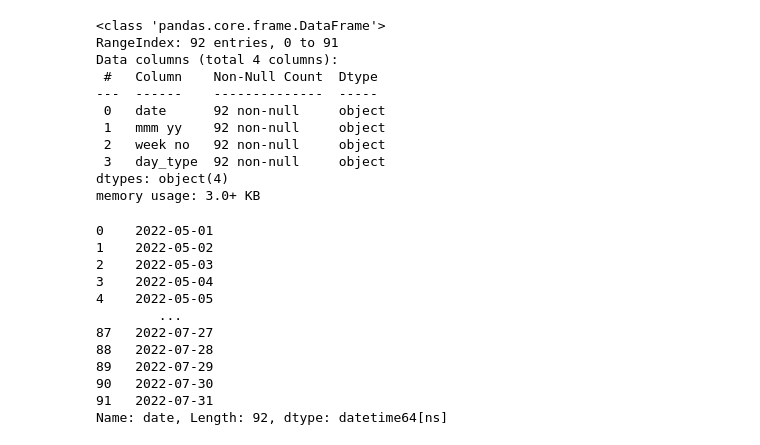
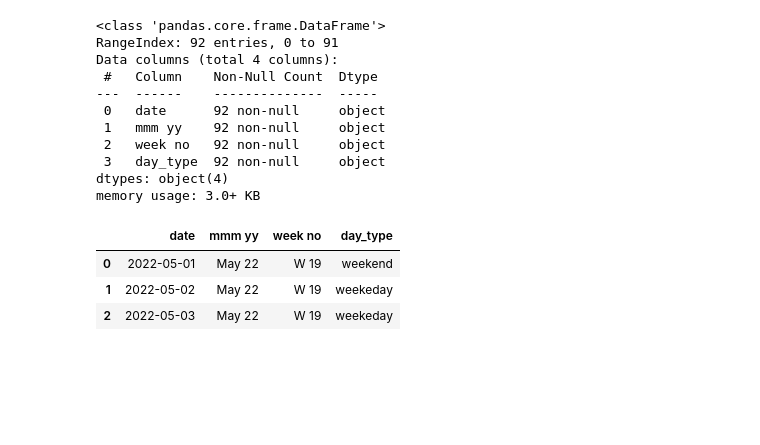
Before and after one commit to zzgirirohit001-tech/Hospitality-Analysis, a Jupyter notebook: Untitled1.ipynb, the cells around one changed output. Drawn from its saved outputs; the diff is of its cells as text; code cells hidden in the pictures; blank space fills up the shorter version.

```diff
--- a/Untitled1.ipynb
+++ b/Untitled1.ipynb
@@ -532,17 +532,10 @@ Data columns (total 4 columns):
 dtypes: object(4)
 memory usage: 3.0+ KB
 # %%
-pd.to_datetime(df_date["date"]) #changing date from object to datetime
+df_date["date"] = pd.to_datetime(df_date["date"]) #changing date from object to datetime
+df_date.head(3)
 # %% [output]
-0    2022-05-01
-1    2022-05-02
-2    2022-05-03
-3    2022-05-04
-4    2022-05-05
-        ...
-87   2022-07-27
-88   2022-07-28
-89   2022-07-29
-90   2022-07-30
-91   2022-07-31
-Name: date, Length: 92, dtype: datetime64[ns]
+|  | date | mmm yy | week no | day_type |
+| 0 | 2022-05-01 | May 22 | W 19 | weekend |
+| 1 | 2022-05-02 | May 22 | W 19 | weekeday |
+| 2 | 2022-05-03 | May 22 | W 19 | weekeday |
```
Also changed, not shown: parts of 2 cells of this notebook.
